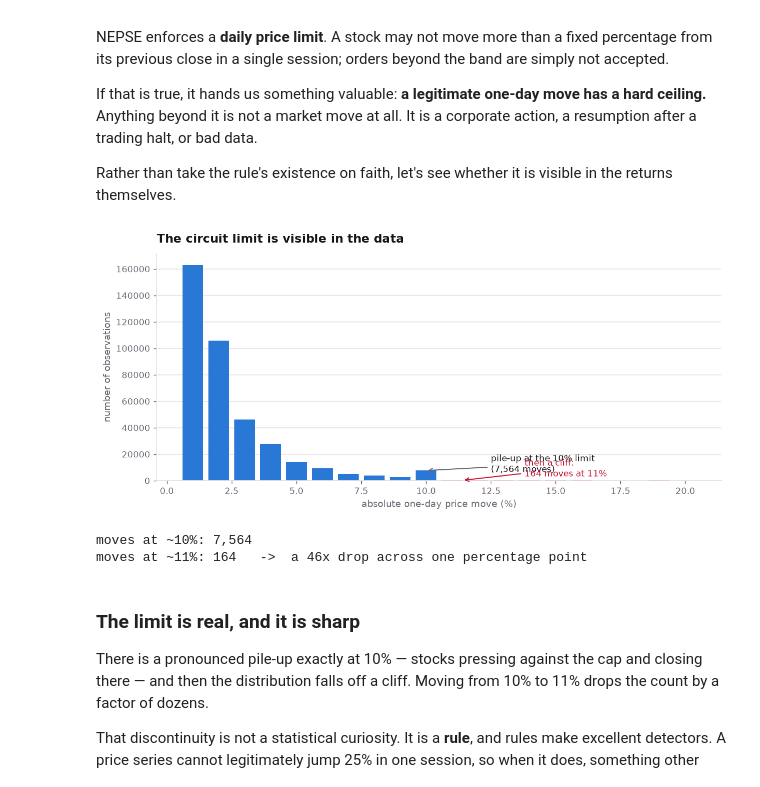
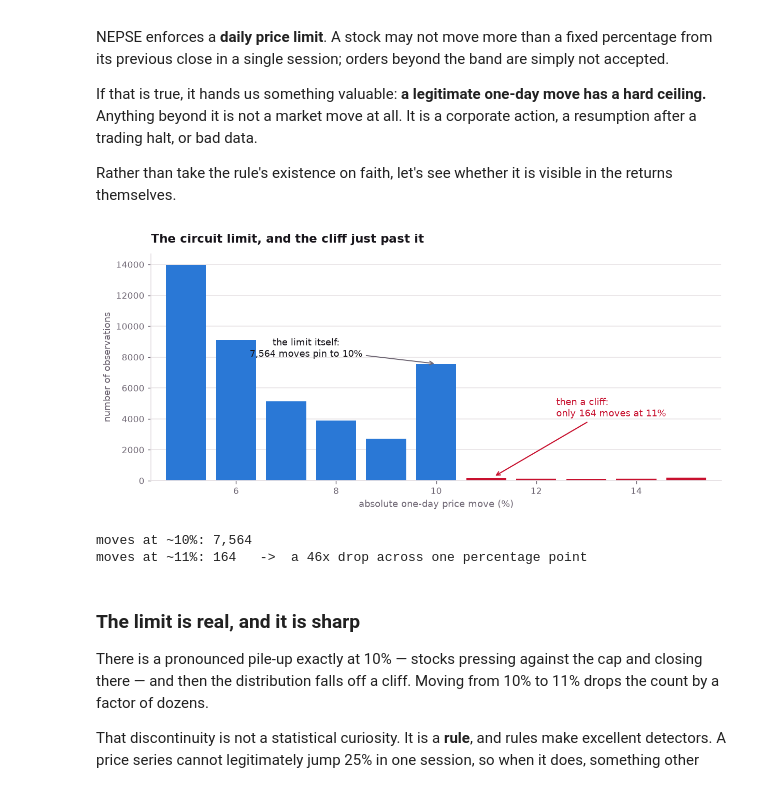
Before and after one commit to ANKITSANJYAL/nepse-pipeline, a Jupyter notebook: notebooks/02_corporate_actions.ipynb, the cells around one changed output. Cells and saved outputs as stored; diff of their text form; code cells hidden in the pictures.

```diff
--- a/notebooks/02_corporate_actions.ipynb
+++ b/notebooks/02_corporate_actions.ipynb
@@ -79,33 +79,34 @@ the returns themselves.
 # %%
 hist = con.execute("""
     SELECT round(abs(ret) * 100) AS pct, count(*) AS n
-    FROM moves WHERE abs(ret) BETWEEN 0.005 AND 0.20
+    FROM moves WHERE abs(ret) BETWEEN 0.045 AND 0.155
     GROUP BY 1 ORDER BY 1
 """).df()
 
 fig, ax = plt.subplots(figsize=(9.5, 4.4))
 colors = [CRIMSON if p > 10 else BLUE for p in hist.pct]
 ax.bar(hist.pct, hist.n, color=colors, width=0.8)
 ax.set_xlabel("absolute one-day price move (%)")
 ax.set_ylabel("number of observations")
-ax.set_title("The circuit limit is visible in the data")
+ax.set_title("The circuit limit, and the cliff just past it")
 ax.grid(axis="x", visible=False)
 
 peak = hist[hist.pct == 10].n.iloc[0]
 beyond = hist[hist.pct == 11].n.iloc[0]
-ax.annotate(f"pile-up at the 10% limit\n({peak:,} moves)",
-            xy=(10, peak), xytext=(12.5, peak * 0.86), color=INK, fontsize=9.6,
-            arrowprops=dict(arrowstyle="->", color=MUTED, lw=1.1))
-ax.annotate(f"then a cliff:\n{beyond} moves at 11%",
-            xy=(11.4, beyond), xytext=(13.8, peak * 0.42), color=CRIMSON, fontsize=9.6,
-            arrowprops=dict(arrowstyle="->", color=CRIMSON, lw=1.1))
+ax.annotate(f"the limit itself:\n{peak:,} moves pin to 10%",
+            xy=(10, peak), xytext=(7.4, peak * 1.06), color=INK, fontsize=9.8,
+            ha="center", arrowprops=dict(arrowstyle="->", color=MUTED, lw=1.1))
+ax.annotate(f"then a cliff:\nonly {beyond} moves at 11%",
+            xy=(11.15, beyond * 1.5), xytext=(12.4, peak * 0.55), color=CRIMSON,
+            fontsize=9.8, arrowprops=dict(arrowstyle="->", color=CRIMSON, lw=1.2))
+ax.set_xlim(4.3, 15.7)
 plt.tight_layout()
 plt.show()
 
 print(f"moves at ~10%: {peak:,}")
 print(f"moves at ~11%: {beyond:,}   ->  a {peak/beyond:.0f}x drop across one percentage point")
 # %% [output]
-[figure, old version]
+[figure, new version]
 moves at ~10%: 7,564
 moves at ~11%: 164   ->  a 46x drop across one percentage point
 # %% [markdown]
```
Also changed, not shown: 2 other files.
